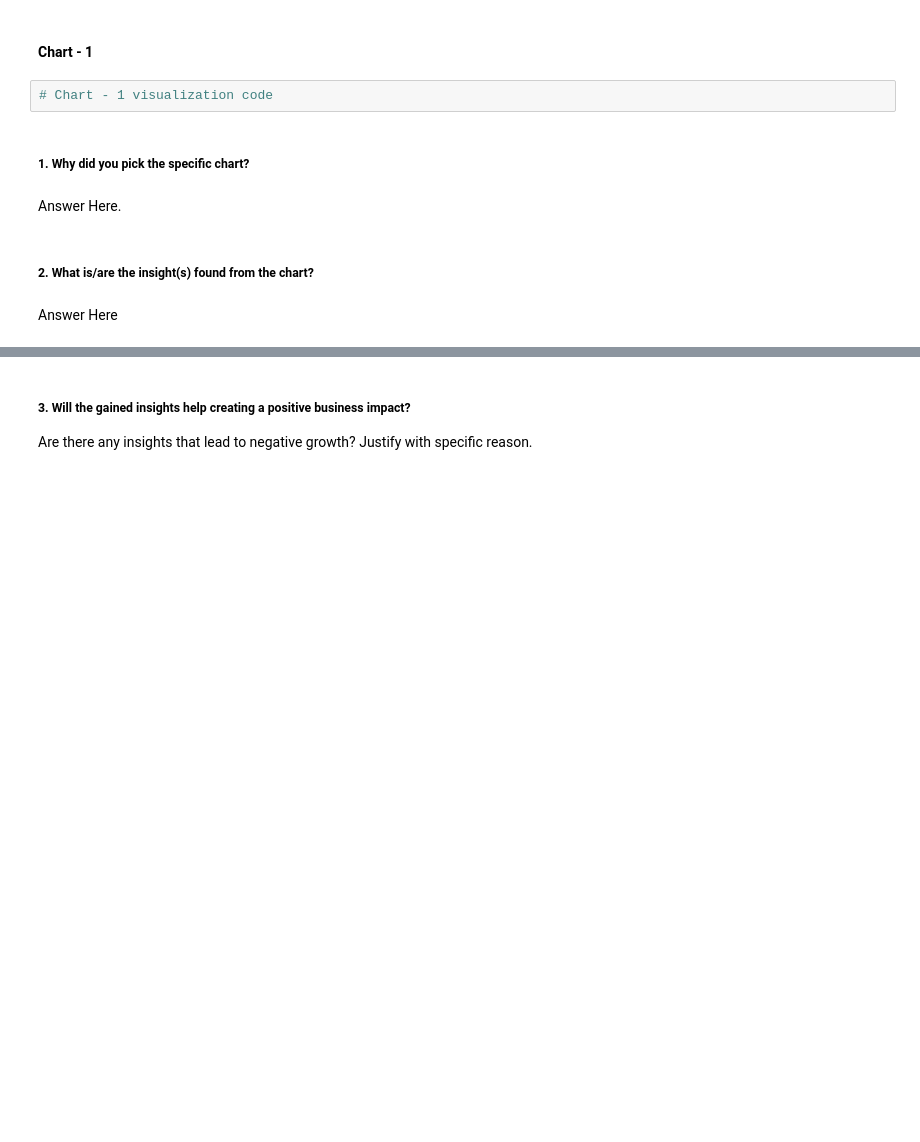
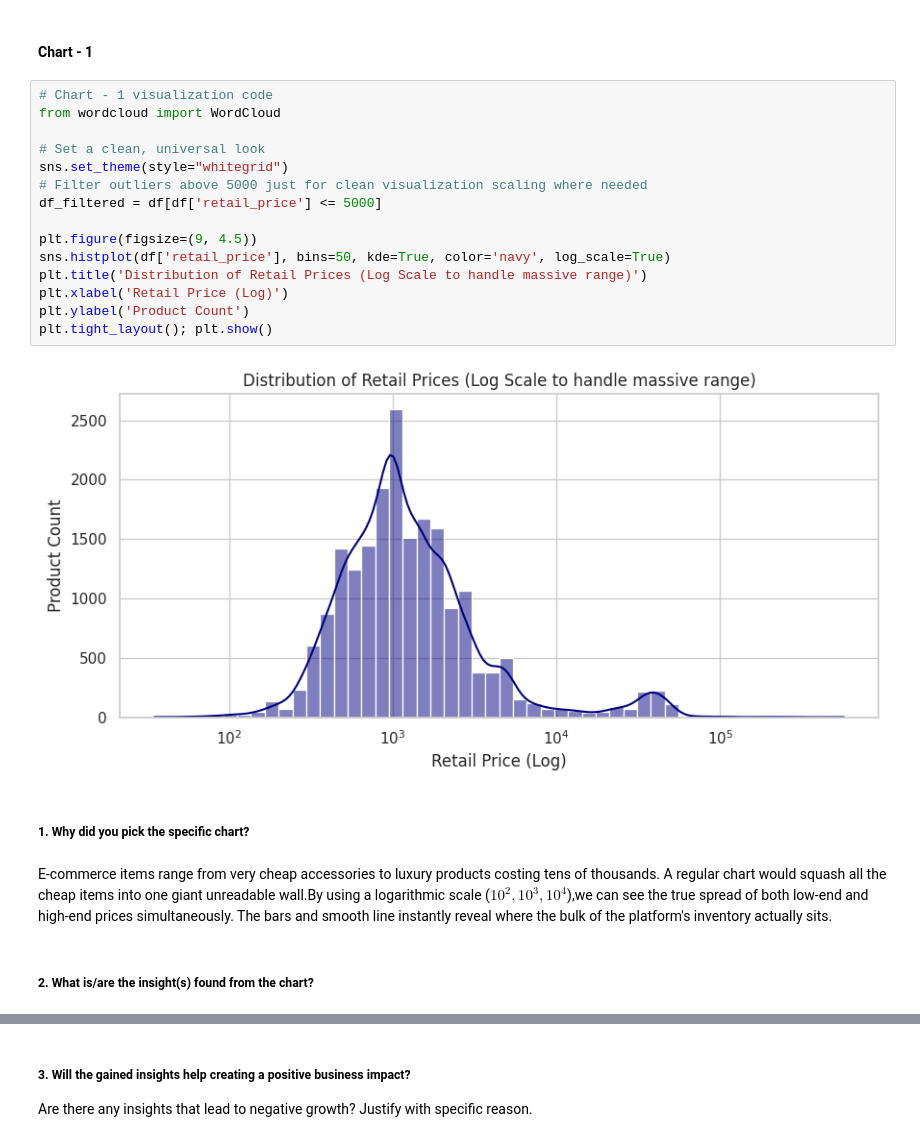
Before and after one commit to Bhuvneshwari19/flipkart-product-clustering, a Jupyter notebook: flipkart_products.ipynb, the cells around one changed output, grey strips where cells are left out. Cells and saved outputs as stored; diff of their text form; blank space fills up the shorter version.

Commit message:
completed data visualization charts and business insights

```diff
--- a/flipkart_products.ipynb
+++ b/flipkart_products.ipynb
@@ -372,13 +372,26 @@ For example, when doing 'df[col].method(value, inplace=True)', try using 'df.met
 ## ***4. Data Vizualization, Storytelling & Experimenting with charts : Understand the relationships between variables***
 # %% [markdown]
 #### Chart - 1
-# %%
-# Chart - 1 visualization code
+# %%
+# Chart - 1 visualization code
+from wordcloud import WordCloud
+
+# Set a clean, universal look
+sns.set_theme(style="whitegrid")
+# Filter outliers above 5000 just for clean visualization scaling where needed
+df_filtered = df[df['retail_price'] <= 5000]
+
+plt.figure(figsize=(9, 4.5))
+sns.histplot(df['retail_price'], bins=50, kde=True, color='navy', log_scale=True)
+plt.title('Distribution of Retail Prices (Log Scale to handle massive range)')
+plt.xlabel('Retail Price (Log)')
+plt.ylabel('Product Count')
+plt.tight_layout(); plt.show()
+# %% [output]
+[figure, added]
 # %% [markdown]
 ##### 1. Why did you pick the specific chart?
-# %% [markdown]
-Answer Here.
+# %% [markdown]
+E-commerce items range from very cheap accessories to luxury products costing tens of thousands. A regular chart would squash all the cheap items into one giant unreadable wall.By using a logarithmic scale ($10^2, 10^3, 10^4$),we can see the true spread of both low-end and high-end prices simultaneously. The bars and smooth line instantly reveal where the bulk of the platform's inventory actually sits.
 # %% [markdown]
 ##### 2. What is/are the insight(s) found from the chart?
-# %% [markdown]
-Answer Here
```
Also changed, not shown: parts of 113 cells of this notebook.
